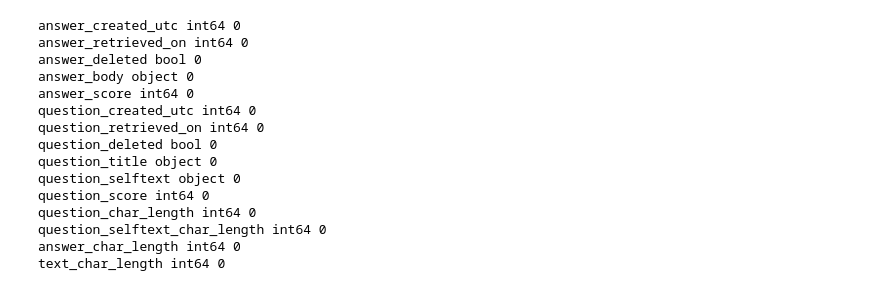
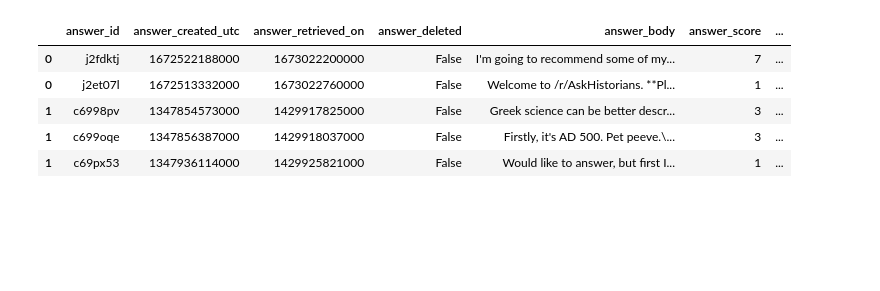
Before and after one commit to aiintelligentsystems/askhistorians-knowledge-filling, a Jupyter notebook: notebooks/eda_askhistorians.ipynb, the cells around one changed output. Cells and saved outputs as stored; diff of their text form; code cells hidden in the pictures; blank space fills up the shorter version.

```diff
--- a/notebooks/eda_askhistorians.ipynb
+++ b/notebooks/eda_askhistorians.ipynb
@@ -15,19 +24,14 @@ for i, colname in enumerate(['question_char_length', 'question_selftext_char_len
-# %%
-for col in df.columns:
-    print(col, df[col].dtype, df[col].isnull().sum())
-# %% [output]
-answer_created_utc int64 0
-answer_retrieved_on int64 0
-answer_deleted bool 0
-answer_body object 0
-answer_score int64 0
-question_created_utc int64 0
-question_retrieved_on int64 0
-question_deleted bool 0
-question_title object 0
-question_selftext object 0
-question_score int64 0
-question_char_length int64 0
-question_selftext_char_length int64 0
-answer_char_length int64 0
-text_char_length int64 0
+# %%
+# Unnest the answers
+df_unnested = df.explode('answers')
+df_unnested = pd.concat([
+    df_unnested['answers'].apply(pd.Series),
+    df_unnested.drop(columns=['answers'])], axis=1)
+df_unnested.head()
+# %% [output]
+|  | answer_id | answer_created_utc | answer_retrieved_on | answer_deleted | answer_body | answer_score | ... |
+| 0 | j2fdktj | 1672522188000 | 1673022200000 | False | I'm going to recommend some of my... | 7 | ... |
+| 0 | j2et07l | 1672513332000 | 1673022760000 | False | Welcome to /r/AskHistorians. **Pl... | 1 | ... |
+| 1 | c6998pv | 1347854573000 | 1429917825000 | False | Greek science can be better descr... | 3 | ... |
+| 1 | c699oqe | 1347856387000 | 1429918037000 | False | Firstly, it's AD 500. Pet peeve.\... | 3 | ... |
+| 1 | c69px53 | 1347936114000 | 1429925821000 | False | Would like to answer, but first I... | 1 | ... |
```
Also changed, not shown: parts of 2 cells of this notebook, 4 other files.
